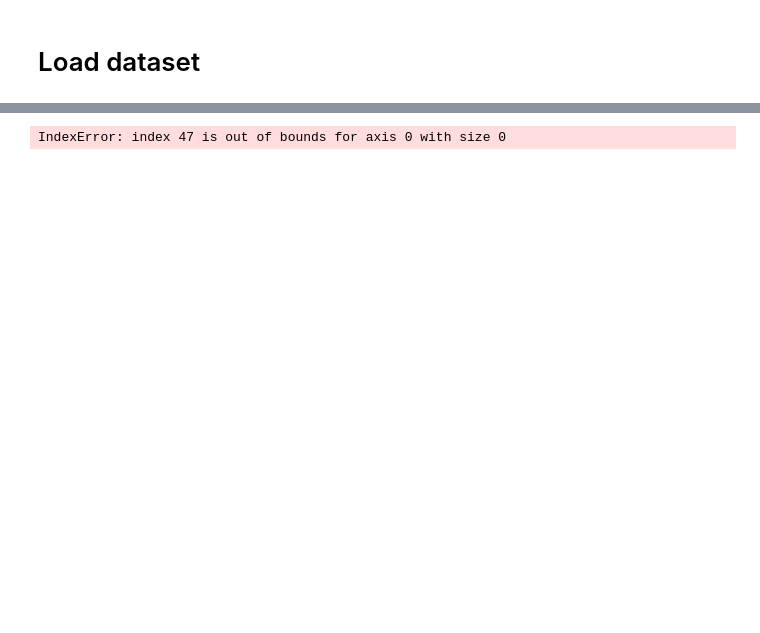
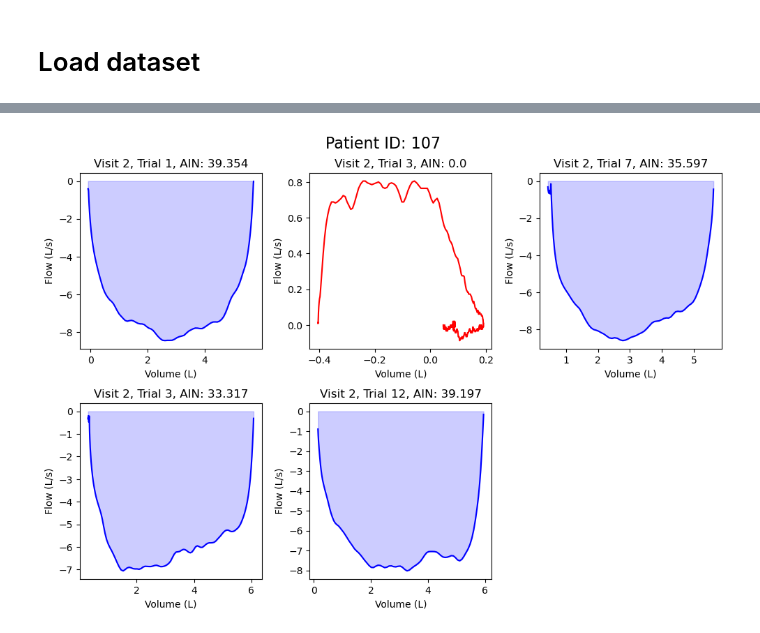
Before and after one commit to vjhwong/spirometry, a Jupyter notebook: spirometry_project.ipynb, the cells around one changed output, grey strips where cells are left out. Drawn from its saved outputs; the diff is of its cells as text; code cells hidden in the pictures; blank space fills up the shorter version.

Commit message:
done with plotting

```diff
--- a/spirometry_project.ipynb
+++ b/spirometry_project.ipynb
@@ -30,12 +29,13 @@ spirometry["ID"].unique()
 # %%
+spirometry = spirometry[(spirometry['ID'] == 107)]
 patient_ids = spirometry['ID'].unique()
 
 for patient_id in patient_ids:
     # Create a directory for each patient
-    # os.mkdir(f'spirometry_data/ID{patient_id}')
-    # os.chdir(f'spirometry_data/ID{patient_id}')
+    if not os.path.exists(f'spirometry_data/ID{patient_id}'):
+        os.makedirs(f'spirometry_data/ID{patient_id}')
 
-    # Get the data for each patient
+    # Format the data for each patient
     patient_data = spirometry[spirometry['ID'] == patient_id]
 
     accepted_flow, accepted_volume = pd.DataFrame(), pd.DataFrame()
@@ -58,16 +58,19 @@ for patient_id in patient_ids:
 
     accepted_flow = accepted_flow.T
     accepted_volume = accepted_volume.T
-    subplot_size = np.sqrt(len(n_trials))
+    subplot_size = int(np.ceil(np.sqrt(len(trials_array))))
+    fig, axs = plt.subplots(subplot_size, subplot_size, figsize=(10, 10))
+    fig.suptitle(f"Patient ID: {patient_id}", fontsize=16)
     m = 0
+
+    # Calculate AIN
     AIN = np.array([])
 
     visits_array = visits_array.astype(int)
     trials_array = trials_array.astype(int)
 
-    #  Loop throguh the trials to calculate AIN
     for i, trial in enumerate(trials_array):
-
+        axs = axs.flatten()
         vol_ain = accepted_volume.iloc[i].to_numpy().reshape(1, -1)
         flow_ain = accepted_flow.iloc[i].to_numpy().reshape(1, -1)
         m += 1
@@ -77,8 +80,65 @@ for patient_id in patient_ids:
 
         # Finding the maximum volume and its index
         max_vol, max_vol_idx = np.nanmax(vol_ain), np.nanargmax(vol_ain, axis=1)[0]
+
         # Find the 2nd index for ain calc (dont really understand this part)
         ain_val2_idx = np.where(flow_ain[0][min_flow_idx:] >= 0)[0]
-        ain_val2 = flow_ain[min_flow_idx:][ain_val2_idx]
-        print()
+        ain_val2 = np.ones(ain_val2_idx.shape)
+        disqualify = False
+        if abs(min_flow) > 1 and max_vol > 0.5:
+            if len(ain_val2_idx) == 0 and len(ain_val2) == 0:
+                if np.min(np.abs(flow_ain[0, min_flow_idx:])) > 0.5:
+                    ain_val2 = np.NaN
+                    ain_val2_idx = np.NaN
+                    disqualify = True
+                else:
+                    ain_val2_idx = np.where(np.isnan(flow_ain[0, min_flow_idx:]))[0]
+                    ain_val2 = np.ones(ain_val2_idx.shape)
+                    ain_val2_idx = ain_val2_idx[0]
+                    ain_val2 = ain_val2[0]
+            else:
+                ain_val2 = ain_val2[0]
+                ain_val2_idx = ain_val2_idx[0]
+
+            # End index of whole data
+            ain_idx2 = ain_val2_idx + min_flow_idx - 2
+
+            flip_flow_ain = np.flip(flow_ain)
+            min_flow_idx_flip = len(flow_ain[0])-min_flow_idx-1
+
+            ain_val1_idx_flip = np.where(flip_flow_ain[0, min_flow_idx_flip:] >= 0)[0]
+            ain_val1_flip = np.ones(ain_val1_idx_flip.shape)
+            ain_val1_flip=ain_val1_flip[0]
+            ain_val1_idx_flip=ain_val1_idx_flip[0]-1
+            ain_idx1 = len(flow_ain[0])-(ain_val1_idx_flip+min_flow_idx_flip)+2
+        else:
+            ain_idx1 = np.nan
+            ain_idx2 = np.nan
+        if disqualify:
+            ain_idx1 = np.nan
+            ain_idx2 = np.nan
+
+        if ain_idx1 is np.nan and ain_idx2 is np.nan:
+            neg_vol_ain = vol_ain[0]
+            neg_flow_ain = flow_ain[0]
+            AIN = np.append(AIN, 0)
+            # plt.subplot(subplot_size, subplot_size, m)
+            axs[i].plot(neg_vol_ain, neg_flow_ain, color='red')
+            axs[i].set_title(f"Visit {visit}, Trial {trial}, AIN: {round(AIN[i], 3)}")
+            axs[i].set_xlabel(f"Volume (L)")
+            axs[i].set_ylabel(f"Flow (L/s)")
+        else:
+            neg_vol_ain = vol_ain[0][ain_idx1:ain_idx2]
+            neg_flow_ain = flow_ain[0][ain_idx1:ain_idx2]
+            AIN = np.append(AIN, np.trapz(neg_flow_ain, neg_vol_ain))
+            axs[i].plot(neg_vol_ain, neg_flow_ain, color='blue')
+            axs[i].fill_between(neg_vol_ain, neg_flow_ain, color='blue', alpha=0.2)
+            axs[i].set_title(f"Visit {visit}, Trial {trial}, AIN: {round(AIN[i], 3)}")
+            axs[i].set_xlabel(f"Volume (L)")
+            axs[i].set_ylabel(f"Flow (L/s)")
+
+    # Remove empty subplots
+    axs = [fig.delaxes(ax) for ax in axs if not ax.has_data()]
+    plt.tight_layout()
+    plt.savefig(f'spirometry_data/ID{patient_id}/patient_{patient_id}_spirometry.png')
 # %% [output]
@@ -98 +145 @@ for patient_id in patient_ids:
-IndexError: index 47 is out of bounds for axis 0 with size 0
+[figure, added]
```
Also changed, not shown: parts of 14 cells of this notebook.
